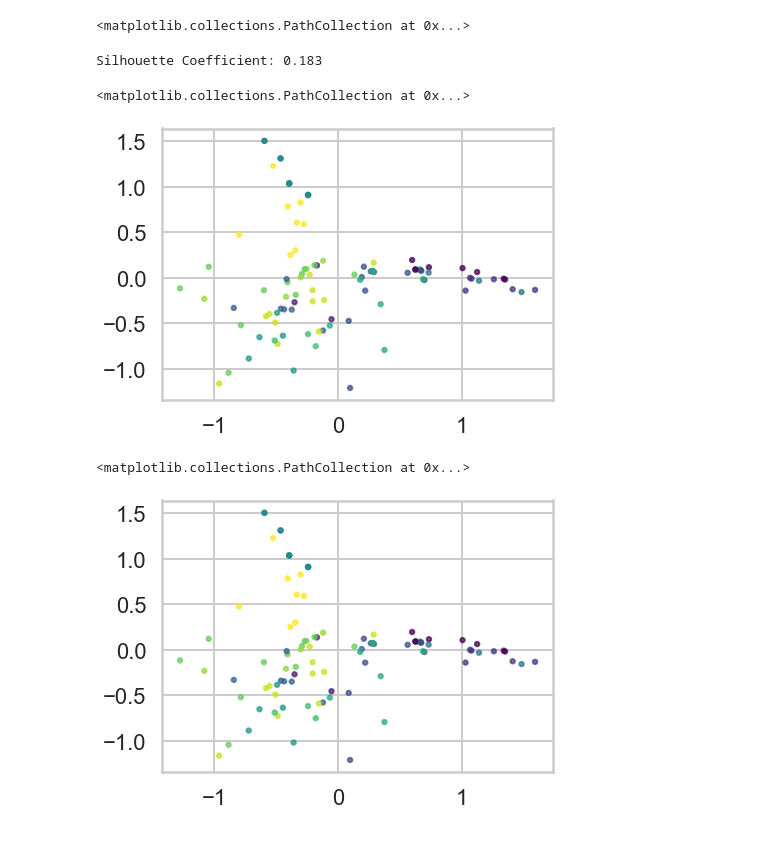
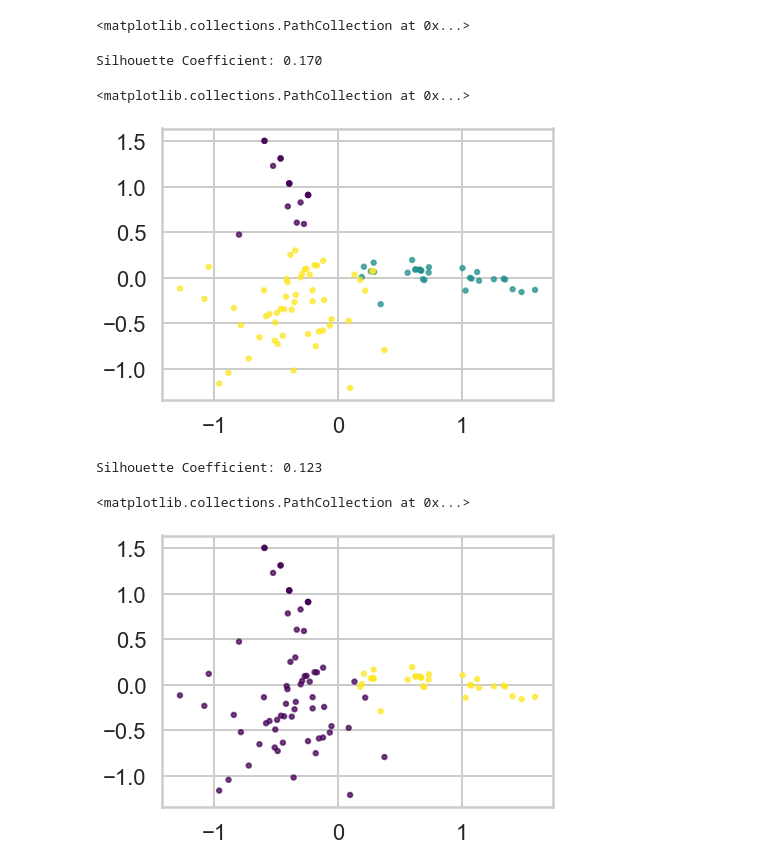
Before and after one commit to batkaw/Springboard, a Jupyter notebook: Mini Projects/Clustering Case Study - Customer Segmentation with K-Means - Tier 3.ipynb, the cells around one changed output. Saved outputs shown, nothing was run; the diff lists cells and outputs as text; code cells hidden in the pictures.

```diff
--- a/Mini Projects/Clustering Case Study - Customer Segmentation with K-Means - Tier 3.ipynb
+++ b/Mini Projects/Clustering Case Study - Customer Segmentation with K-Means - Tier 3.ipynb
@@ -573,7 +573,7 @@ from sklearn.cluster import SpectralClustering
 # %%
 sc = SpectralClustering(n_clusters=3,assign_labels="discretize", random_state=0)
 sc.fit_predict(X)
-sc_labels = clustering.labels_
+sc_labels = sc.labels_
 
 print("Silhouette Coefficient: %0.3f"
       % metrics.silhouette_score(X, sc_labels, metric='sqeuclidean'))
@@ -581,22 +581,25 @@ print("Silhouette Coefficient: %0.3f"
 fig, ax = plt.subplots(figsize=(7, 5))
 ax.scatter(df_pca[0],df_pca[1],alpha=0.7,c=sc_labels,cmap='viridis', s=20)
 # %% [output]
-Silhouette Coefficient: 0.183
+Silhouette Coefficient: 0.170
 <matplotlib.collections.PathCollection at 0x...>
-[figure, old version]
+[figure, new version]
 # %%
 from sklearn.cluster import AgglomerativeClustering
 # %%
 ac = AgglomerativeClustering()
 ac.fit_predict(X)
 
-ac_labels = clustering.labels_
+ac_labels = ac.labels_
+print("Silhouette Coefficient: %0.3f"
+      % metrics.silhouette_score(X, ac_labels, metric='sqeuclidean'))
 
 fig, ax = plt.subplots(figsize=(7, 5))
 ax.scatter(df_pca[0],df_pca[1],alpha=0.7,c=ac_labels,cmap='viridis', s=20)
 # %% [output]
-<matplotlib.collections.PathCollection at 0x...>
+Silhouette Coefficient: 0.123
+<matplotlib.collections.PathCollection at 0x...>
-[figure, old version]
+[figure, new version]
 # %%
 from sklearn.cluster import DBSCAN
 # %%
```
Also changed, not shown: parts of 6 cells of this notebook.
